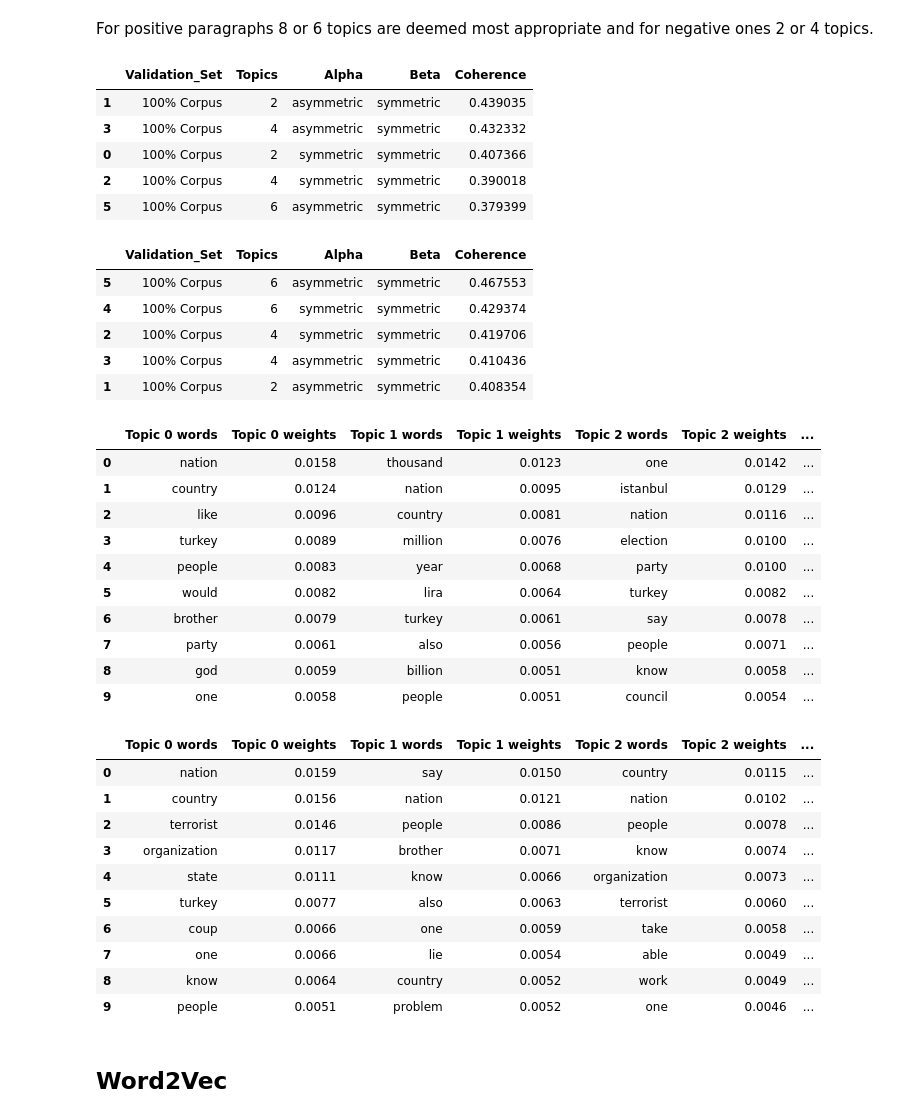
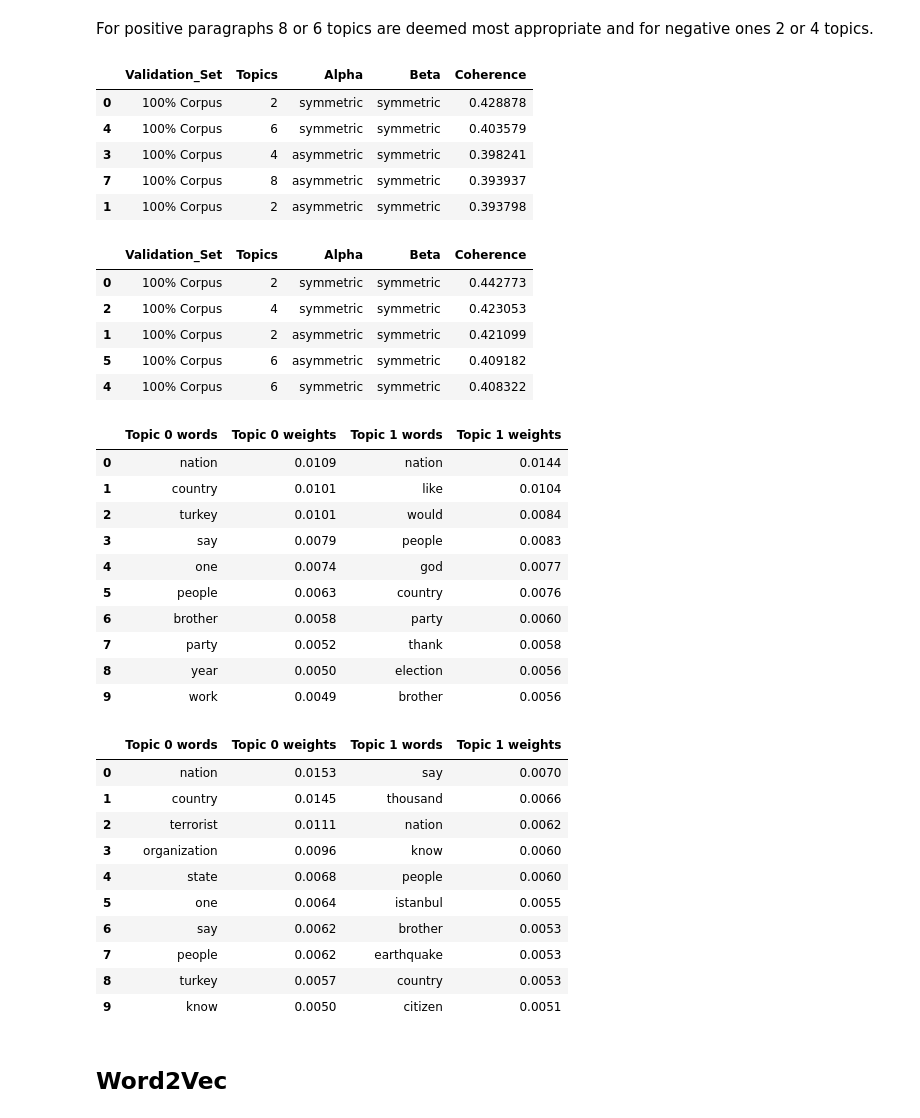
Before and after one commit to mrcljns/Text-Mining-Projects, a Jupyter notebook: Speeches_project/erdogan_speeches_notebook.ipynb, the cells around one changed output. Saved outputs shown, nothing was run; the diff lists cells and outputs as text; code cells hidden in the pictures.

Commit message:
continued word2vec models

```diff
--- a/Speeches_project/erdogan_speeches_notebook.ipynb
+++ b/Speeches_project/erdogan_speeches_notebook.ipynb
@@ -310,7 +310,7 @@ Next step of the analysis involves inspecting what topics are present in speech
 # %% [markdown]
 The sentiment is obtained with VADER.
 # %%
-par_list = [par for speech in speeches_df["Translated_text"].map(lambda x: x.split("\n")) for par in speech if len(par) > 100]
+par_list = [par for speech in speeches_df["Translated_text"].map(lambda x: x.split("\n")) for par in speech if len(par) > 40]
 par_df = pd.DataFrame(par_list, columns=["Paragraph"])
 par_df["Sentiment"] = par_df.Paragraph.map(analyser.polarity_scores)
 par_df["Sentiment"] = par_df["Sentiment"].map(lambda x: x["compound"])
@@ -385,20 +385,20 @@ For positive paragraphs 8 or 6 topics are deemed most appropriate and for negati
 pos_model_results.sort_values('Coherence', ascending = False).head()
 # %% [output]
 |  | Validation_Set | Topics | Alpha | Beta | Coherence |
-| 1 | 100% Corpus | 2 | asymmetric | symmetric | 0.439035 |
-| 3 | 100% Corpus | 4 | asymmetric | symmetric | 0.432332 |
-| 0 | 100% Corpus | 2 | symmetric | symmetric | 0.407366 |
-| 2 | 100% Corpus | 4 | symmetric | symmetric | 0.390018 |
-| 5 | 100% Corpus | 6 | asymmetric | symmetric | 0.379399 |
+| 0 | 100% Corpus | 2 | symmetric | symmetric | 0.428878 |
+| 4 | 100% Corpus | 6 | symmetric | symmetric | 0.403579 |
+| 3 | 100% Corpus | 4 | asymmetric | symmetric | 0.398241 |
+| 7 | 100% Corpus | 8 | asymmetric | symmetric | 0.393937 |
+| 1 | 100% Corpus | 2 | asymmetric | symmetric | 0.393798 |
 # %%
 neg_model_results.sort_values('Coherence', ascending = False).head()
 # %% [output]
 |  | Validation_Set | Topics | Alpha | Beta | Coherence |
-| 5 | 100% Corpus | 6 | asymmetric | symmetric | 0.467553 |
-| 4 | 100% Corpus | 6 | symmetric | symmetric | 0.429374 |
-| 2 | 100% Corpus | 4 | symmetric | symmetric | 0.419706 |
-| 3 | 100% Corpus | 4 | asymmetric | symmetric | 0.410436 |
-| 1 | 100% Corpus | 2 | asymmetric | symmetric | 0.408354 |
+| 0 | 100% Corpus | 2 | symmetric | symmetric | 0.442773 |
+| 2 | 100% Corpus | 4 | symmetric | symmetric | 0.423053 |
+| 1 | 100% Corpus | 2 | asymmetric | symmetric | 0.421099 |
+| 5 | 100% Corpus | 6 | asymmetric | symmetric | 0.409182 |
+| 4 | 100% Corpus | 6 | symmetric | symmetric | 0.408322 |
 # %%
 # Creating LDA models with the hyperparameters chosen according to the highest coherence score
 passes=10
@@ -408,10 +408,10 @@ pos_lda_model = LdaModel(
     corpus=pos_corpus,
     id2word=pos_dictionary,
     chunksize=len(pos_corpus),
-    alpha='asymmetric',
+    alpha='symmetric',
     eta='symmetric',
     random_state=42,
-    num_topics=4,
+    num_topics=2,
     passes=passes,
     per_word_topics=True
 )
@@ -421,41 +421,41 @@ neg_lda_model = LdaModel(
     corpus=neg_corpus,
     id2word=neg_dictionary,
     chunksize=len(neg_corpus),
-    alpha='asymmetric',
+    alpha='symmetric',
     eta='symmetric',
     random_state=42,
-    num_topics=6,
+    num_topics=2,
     passes=passes,
     per_word_topics=True
 )
 # %%
-display_topics(pos_lda_model, 4, 10)
+display_topics(pos_lda_model, 2, 10)
 # %% [output]
-|  | Topic 0 words | Topic 0 weights | Topic 1 words | Topic 1 weights | Topic 2 words | Topic 2 weights | ... |
-| 0 | nation | 0.0158 | thousand | 0.0123 | one | 0.0142 | ... |
-| 1 | country | 0.0124 | nation | 0.0095 | istanbul | 0.0129 | ... |
-| 2 | like | 0.0096 | country | 0.0081 | nation | 0.0116 | ... |
-| 3 | turkey | 0.0089 | million | 0.0076 | election | 0.0100 | ... |
-| 4 | people | 0.0083 | year | 0.0068 | party | 0.0100 | ... |
-| 5 | would | 0.0082 | lira | 0.0064 | turkey | 0.0082 | ... |
-| 6 | brother | 0.0079 | turkey | 0.0061 | say | 0.0078 | ... |
-| 7 | party | 0.0061 | also | 0.0056 | people | 0.0071 | ... |
-| 8 | god | 0.0059 | billion | 0.0051 | know | 0.0058 | ... |
-| 9 | one | 0.0058 | people | 0.0051 | council | 0.0054 | ... |
+|  | Topic 0 words | Topic 0 weights | Topic 1 words | Topic 1 weights |
+| 0 | nation | 0.0109 | nation | 0.0144 |
+| 1 | country | 0.0101 | like | 0.0104 |
+| 2 | turkey | 0.0101 | would | 0.0084 |
+| 3 | say | 0.0079 | people | 0.0083 |
+| 4 | one | 0.0074 | god | 0.0077 |
+| 5 | people | 0.0063 | country | 0.0076 |
+| 6 | brother | 0.0058 | party | 0.0060 |
+| 7 | party | 0.0052 | thank | 0.0058 |
+| 8 | year | 0.0050 | election | 0.0056 |
+| 9 | work | 0.0049 | brother | 0.0056 |
 # %%
-display_topics(neg_lda_model, 6, 10)
+display_topics(neg_lda_model, 2, 10)
 # %% [output]
-|  | Topic 0 words | Topic 0 weights | Topic 1 words | Topic 1 weights | Topic 2 words | Topic 2 weights | ... |
-| 0 | nation | 0.0159 | say | 0.0150 | country | 0.0115 | ... |
-| 1 | country | 0.0156 | nation | 0.0121 | nation | 0.0102 | ... |
-| 2 | terrorist | 0.0146 | people | 0.0086 | people | 0.0078 | ... |
-| 3 | organization | 0.0117 | brother | 0.0071 | know | 0.0074 | ... |
-| 4 | state | 0.0111 | know | 0.0066 | organization | 0.0073 | ... |
-| 5 | turkey | 0.0077 | also | 0.0063 | terrorist | 0.0060 | ... |
-| 6 | coup | 0.0066 | one | 0.0059 | take | 0.0058 | ... |
-| 7 | one | 0.0066 | lie | 0.0054 | able | 0.0049 | ... |
-| 8 | know | 0.0064 | country | 0.0052 | work | 0.0049 | ... |
-| 9 | people | 0.0051 | problem | 0.0052 | one | 0.0046 | ... |
+|  | Topic 0 words | Topic 0 weights | Topic 1 words | Topic 1 weights |
+| 0 | nation | 0.0153 | say | 0.0070 |
+| 1 | country | 0.0145 | thousand | 0.0066 |
+| 2 | terrorist | 0.0111 | nation | 0.0062 |
+| 3 | organization | 0.0096 | know | 0.0060 |
+| 4 | state | 0.0068 | people | 0.0060 |
+| 5 | one | 0.0064 | istanbul | 0.0055 |
+| 6 | say | 0.0062 | brother | 0.0053 |
+| 7 | people | 0.0062 | earthquake | 0.0053 |
+| 8 | turkey | 0.0057 | country | 0.0053 |
+| 9 | know | 0.0050 | citizen | 0.0051 |
 # %% [markdown]
 ## Word2Vec
 # %%
```
Also changed, not shown: parts of 5 cells of this notebook.
